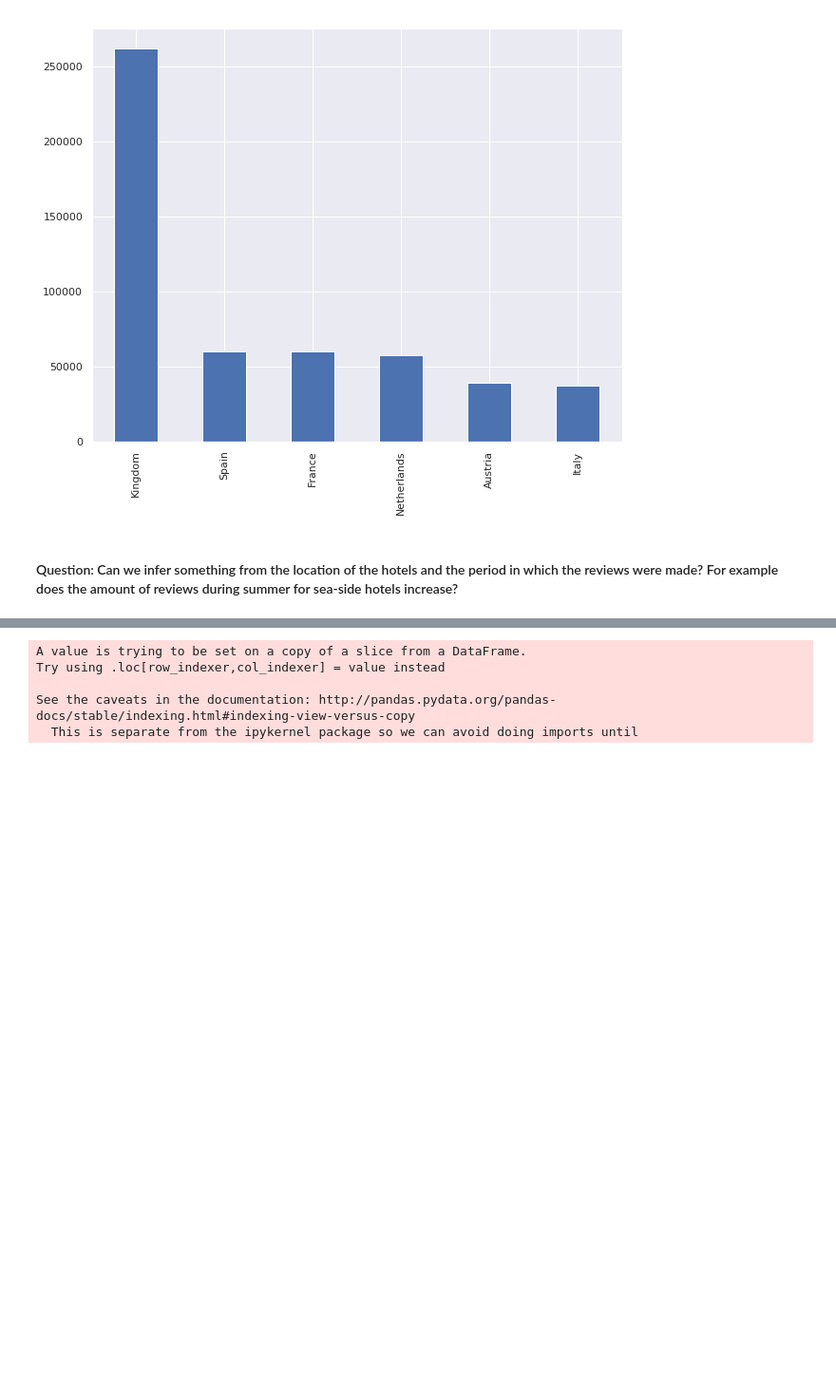
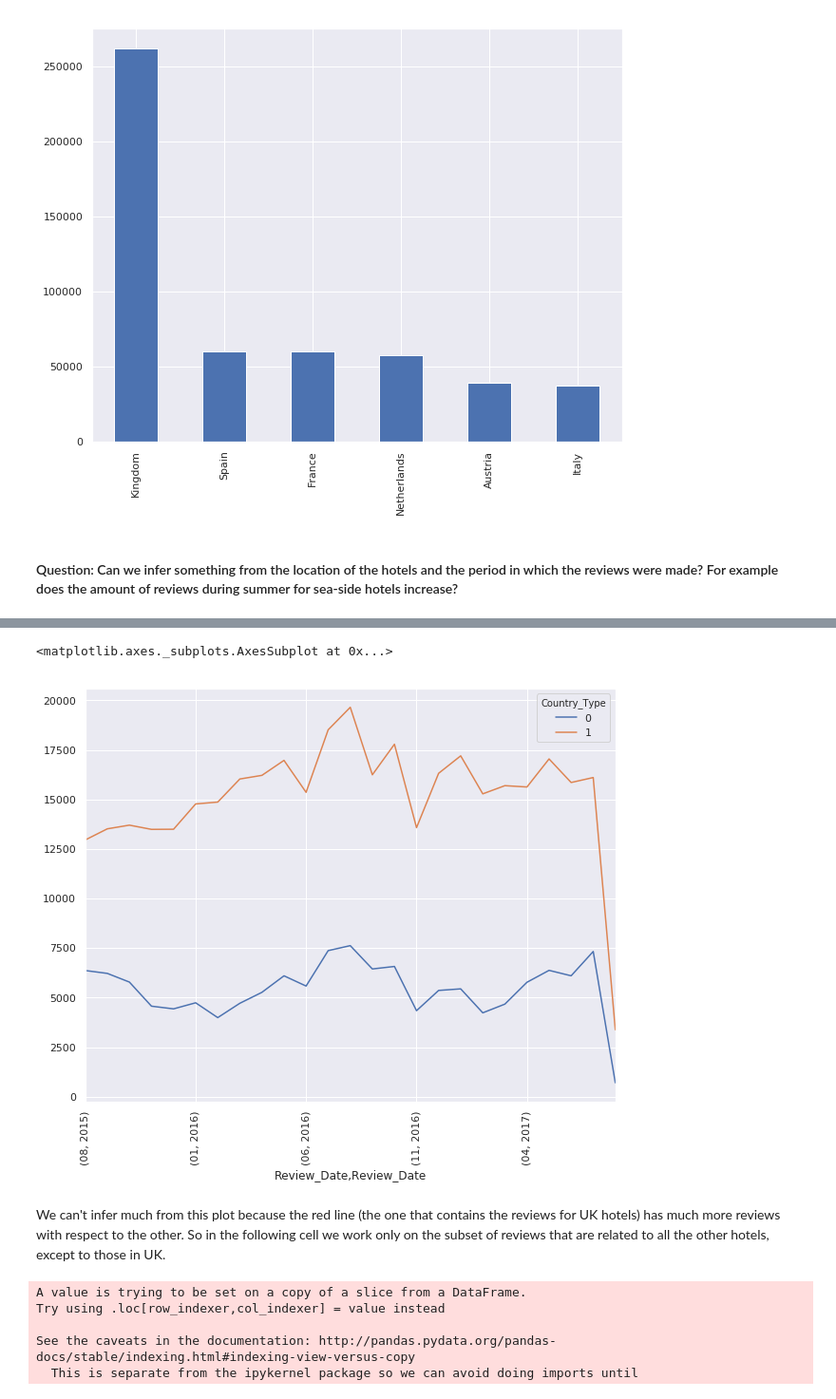
Before and after one commit to LuigiCerone/Hotel-Reviews-Data-Analysis, a Jupyter notebook: Hotel_Reviews_Copia_Lavoro_Giggi.ipynb, the cells around one changed output, grey strips where cells are left out. Shown at 95% size. Cells and saved outputs as stored; diff of their text form; code cells hidden in the pictures; blank space fills up the shorter version.

Commit message:
[fix] markdown cells added, grammar changes

```diff
--- a/Hotel_Reviews_Copia_Lavoro_Giggi.ipynb
+++ b/Hotel_Reviews_Copia_Lavoro_Giggi.ipynb
@@ -446,3 +510,10 @@ reviews_df['Hotel_Country'].value_counts().head(10).plot(kind='bar', figsize=FIG
+# %%
+df.unstack(level=0).sort_index(level=[1,0]).plot(figsize=FIG_SIZE, rot=90)
+# %% [output]
+<matplotlib.axes._subplots.AxesSubplot at 0x...>
+[figure, added]
+# %% [markdown]
+We can't infer much from this plot because the red line (the one that contains the reviews for UK hotels) has much more reviews with respect to the other. So in the following cell we work only on the subset of reviews that are related to all the other hotels, except to those in UK.
 # %%
 # UK removed.
 no_uk = reviews_df.query('Hotel_Country != "Kingdom"')
```
Also changed, not shown: parts of 51 cells of this notebook.
